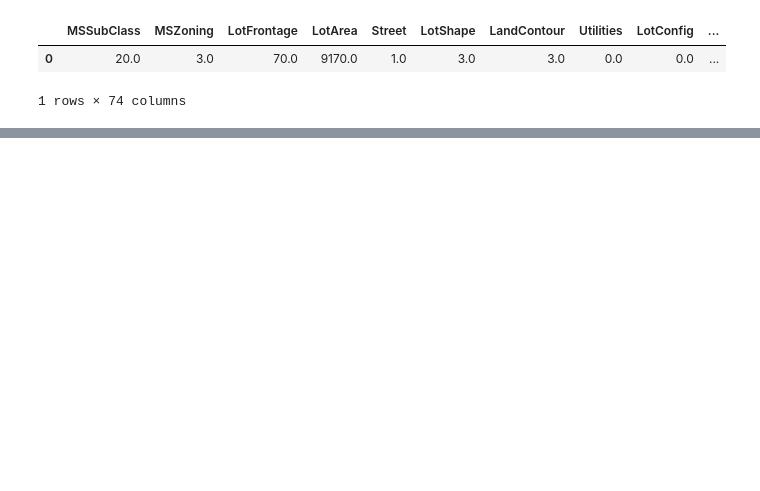
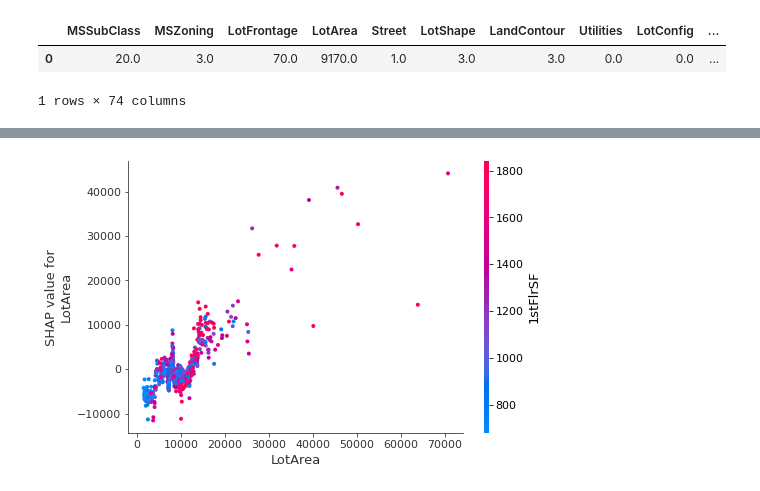
Before and after one commit to mayoor/stats-ml-exps, a Jupyter notebook: Model_explanation_Housing.ipynb, the cells around one changed output, grey strips where cells are left out. Saved outputs shown, nothing was run; the diff lists cells and outputs as text; code cells hidden in the pictures; blank space fills up the shorter version.

```diff
--- a/Model_explanation_Housing.ipynb
+++ b/Model_explanation_Housing.ipynb
@@ -234,0 +237,4 @@ Type:      function
+# %%
+shap.dependence_plot("LotArea", shap_values, trainx)
+# %% [output]
+[figure, added]
```
Also changed, not shown: parts of 18 cells of this notebook, 1 other file.
